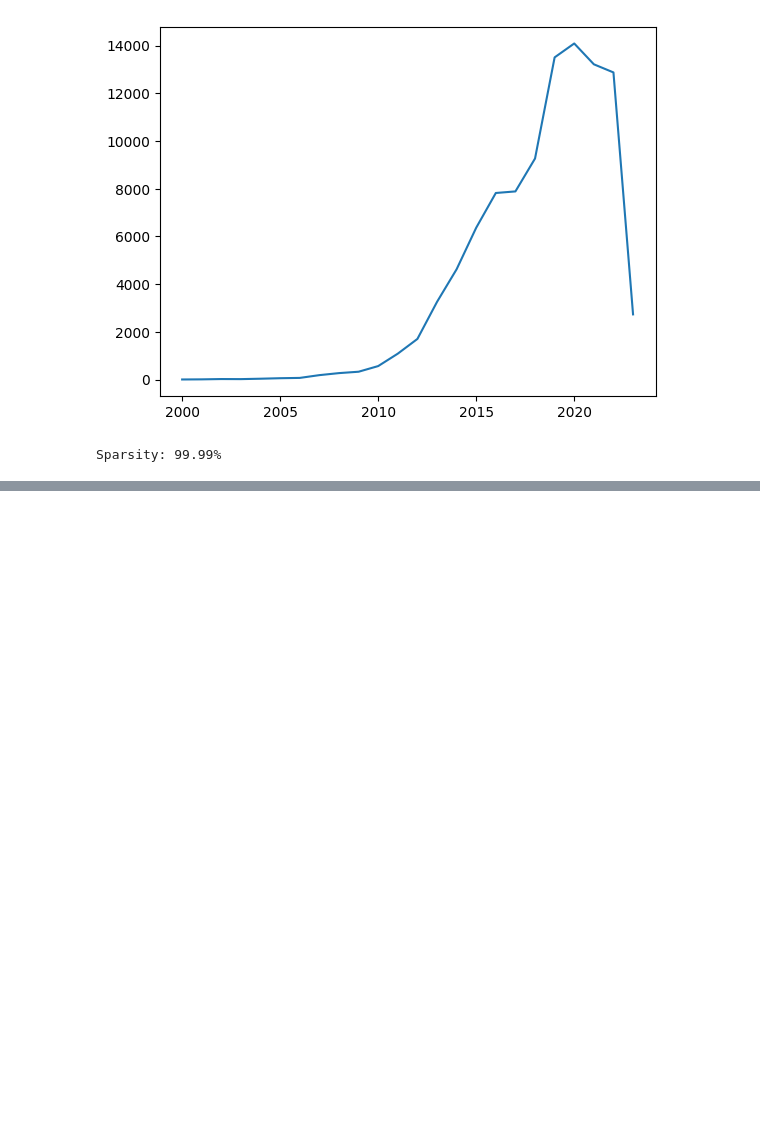
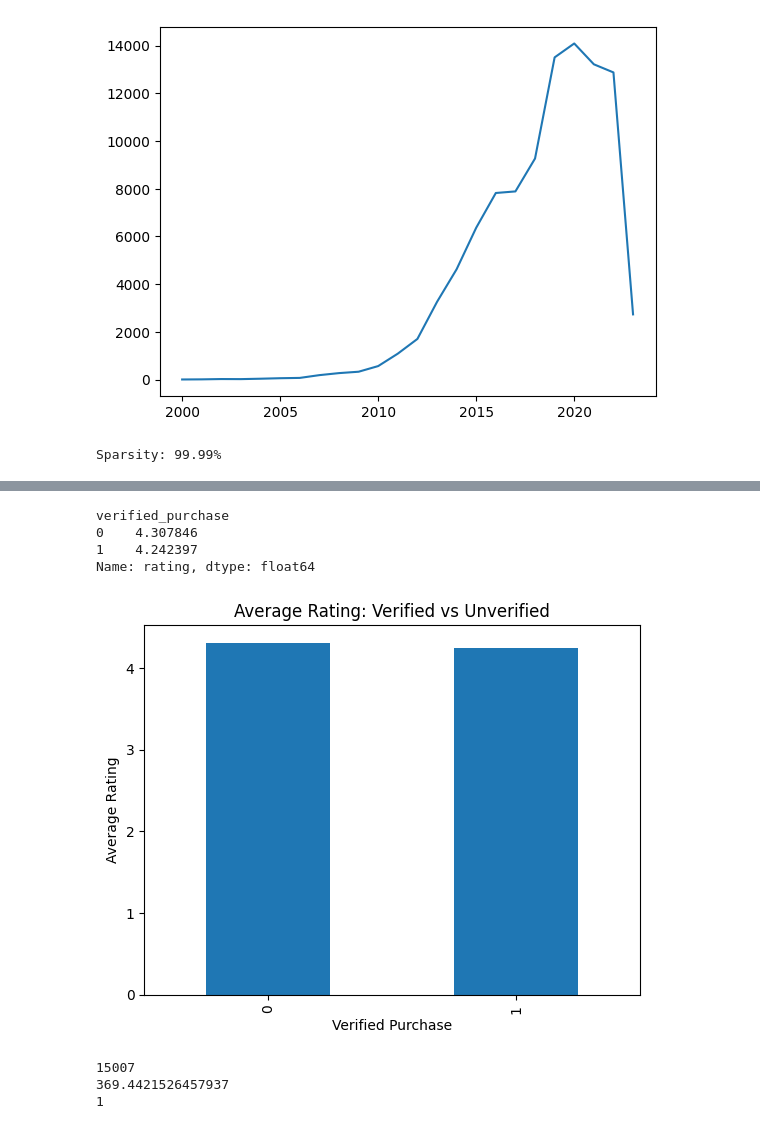
Before and after one commit to HossamAhmed119/Personalized-Recommendation-System-with-Feedback-Loop, a Jupyter notebook: notebooks/01_EDA.ipynb, the cells around one changed output, grey strips where cells are left out. Saved outputs shown, nothing was run; the diff lists cells and outputs as text; code cells hidden in the pictures; blank space fills up the shorter version.

```diff
--- a/notebooks/01_EDA.ipynb
+++ b/notebooks/01_EDA.ipynb
@@ -341,0 +408,15 @@ Sparsity: 99.99%
+# %%
+df_ratings.groupby('verified_purchase')['rating'].mean()
+# %% [output]
+verified_purchase
+0    4.307846
+1    4.242397
+Name: rating, dtype: float64
+# %%
+df_ratings.groupby('verified_purchase')['rating'].mean().plot(kind='bar')
+plt.title('Average Rating: Verified vs Unverified')
+plt.xlabel('Verified Purchase')
+plt.ylabel('Average Rating')
+plt.show()
+# %% [output]
+[figure, added]
@@ -341,0 +428,8 @@ Sparsity: 99.99%
+# %%
+print(df_ratings['text'].str.len().max())
+print(df_ratings['text'].str.len().mean())
+print(df_ratings['text'].str.len().min())
+# %% [output]
+15007
+369.4421526457937
+1
```
Also changed, not shown: parts of 13 cells of this notebook.
